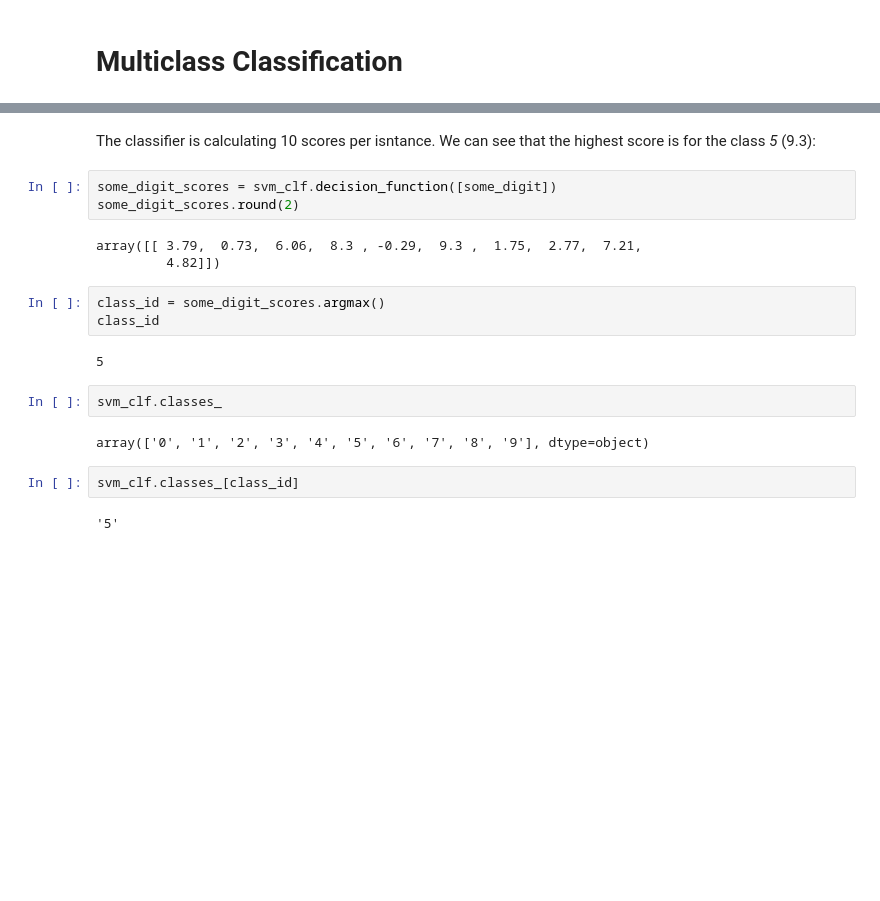
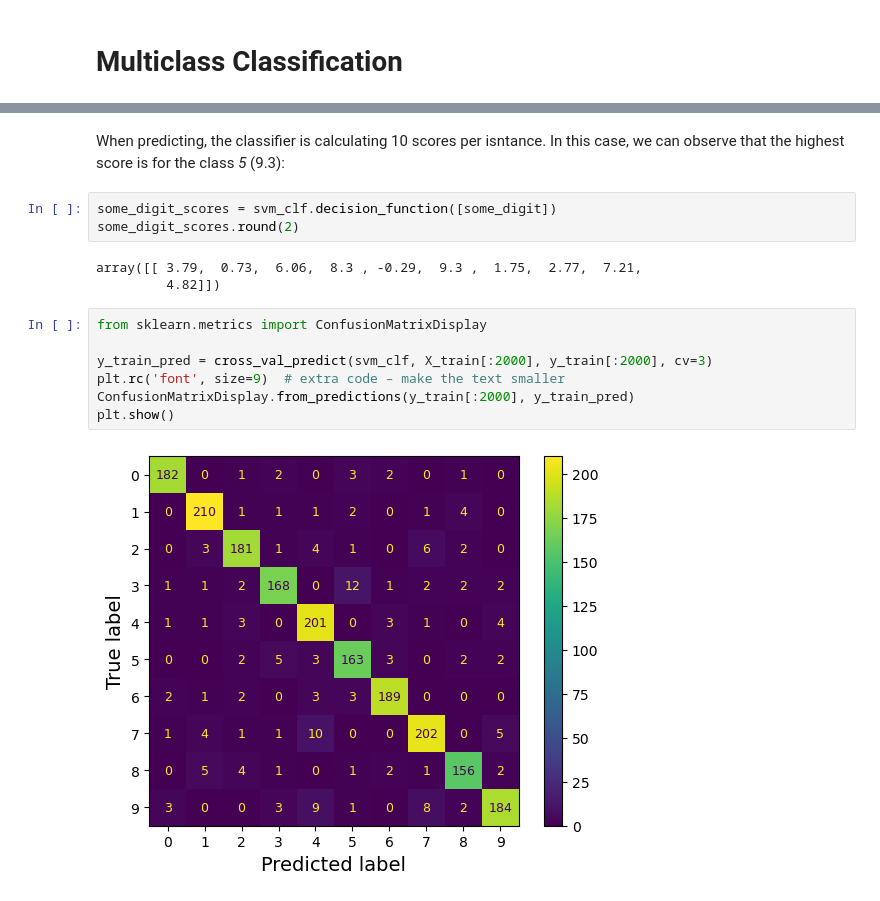
Before and after one commit to JavierBas/IMLEF-MQuEA, a Jupyter notebook: Course content/Notebooks/Topic 4/Topic_4_Classification.ipynb, the cells around one changed output, grey strips where cells are left out. Cells and saved outputs as stored; diff of their text form; blank space fills up the shorter version.

```diff
--- a/Course content/Notebooks/Topic 4/Topic_4_Classification.ipynb
+++ b/Course content/Notebooks/Topic 4/Topic_4_Classification.ipynb
@@ -342,21 +369,17 @@ array(['5'], dtype=object)
 # %% [markdown]
-The classifier is calculating 10 scores per isntance. We can see that the highest score is for the class *5* (9.3):
+When predicting, the classifier is calculating 10 scores per isntance. In this case, we can observe that the highest score is for the class *5* (9.3):
 # %%
 some_digit_scores = svm_clf.decision_function([some_digit])
 some_digit_scores.round(2)
 # %% [output]
 array([[ 3.79,  0.73,  6.06,  8.3 , -0.29,  9.3 ,  1.75,  2.77,  7.21,
          4.82]])
-# %%
-class_id = some_digit_scores.argmax()
-class_id
-# %% [output]
-5
-# %%
-svm_clf.classes_
-# %% [output]
-array(['0', '1', '2', '3', '4', '5', '6', '7', '8', '9'], dtype=object)
-# %%
-svm_clf.classes_[class_id]
-# %% [output]
-'5'
+# %%
+from sklearn.metrics import ConfusionMatrixDisplay
+
+y_train_pred = cross_val_predict(svm_clf, X_train[:2000], y_train[:2000], cv=3)
+plt.rc('font', size=9)  # extra code – make the text smaller
+ConfusionMatrixDisplay.from_predictions(y_train[:2000], y_train_pred)
+plt.show()
+# %% [output]
+[figure, added]
```
Also changed, not shown: parts of 26 cells of this notebook, 3 other files.
